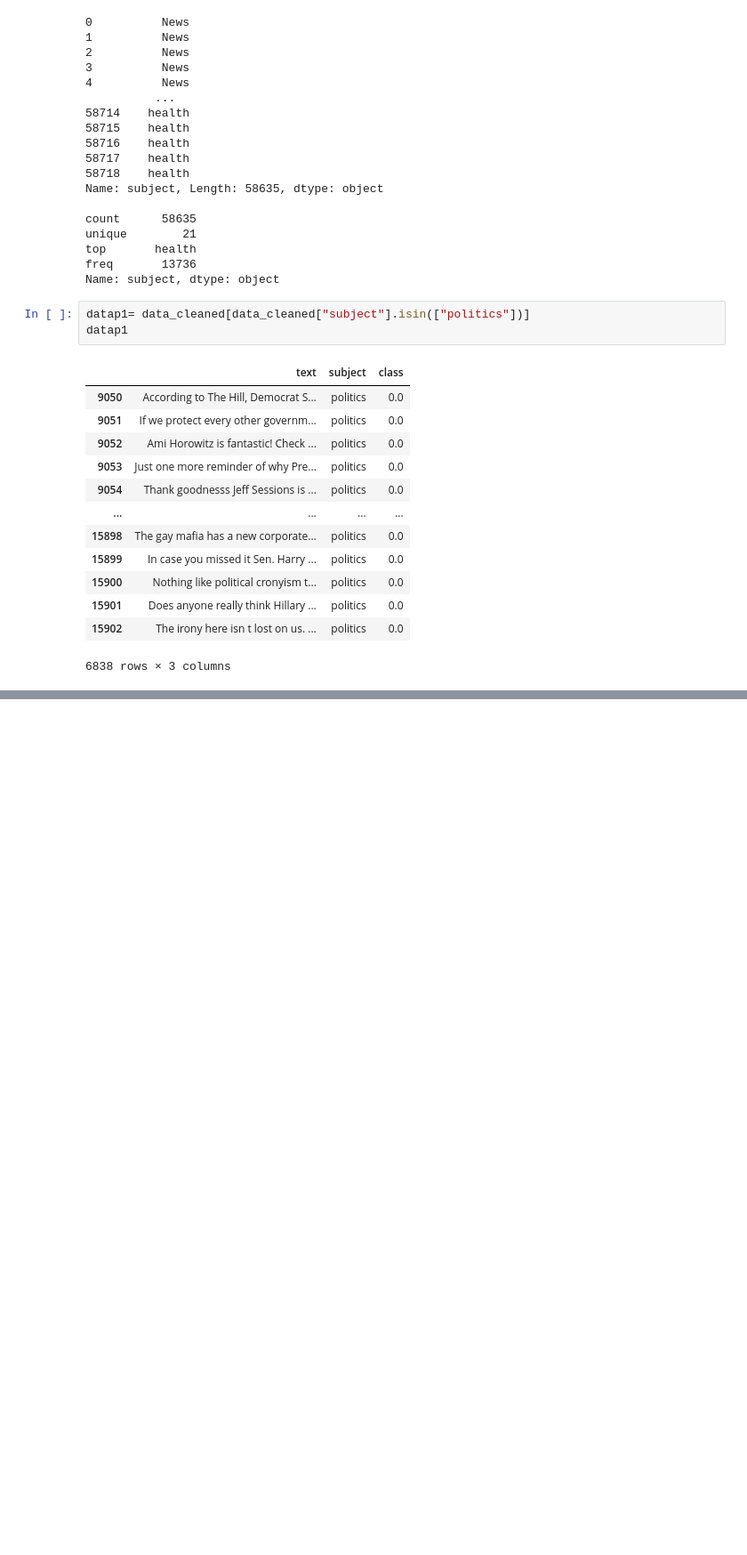
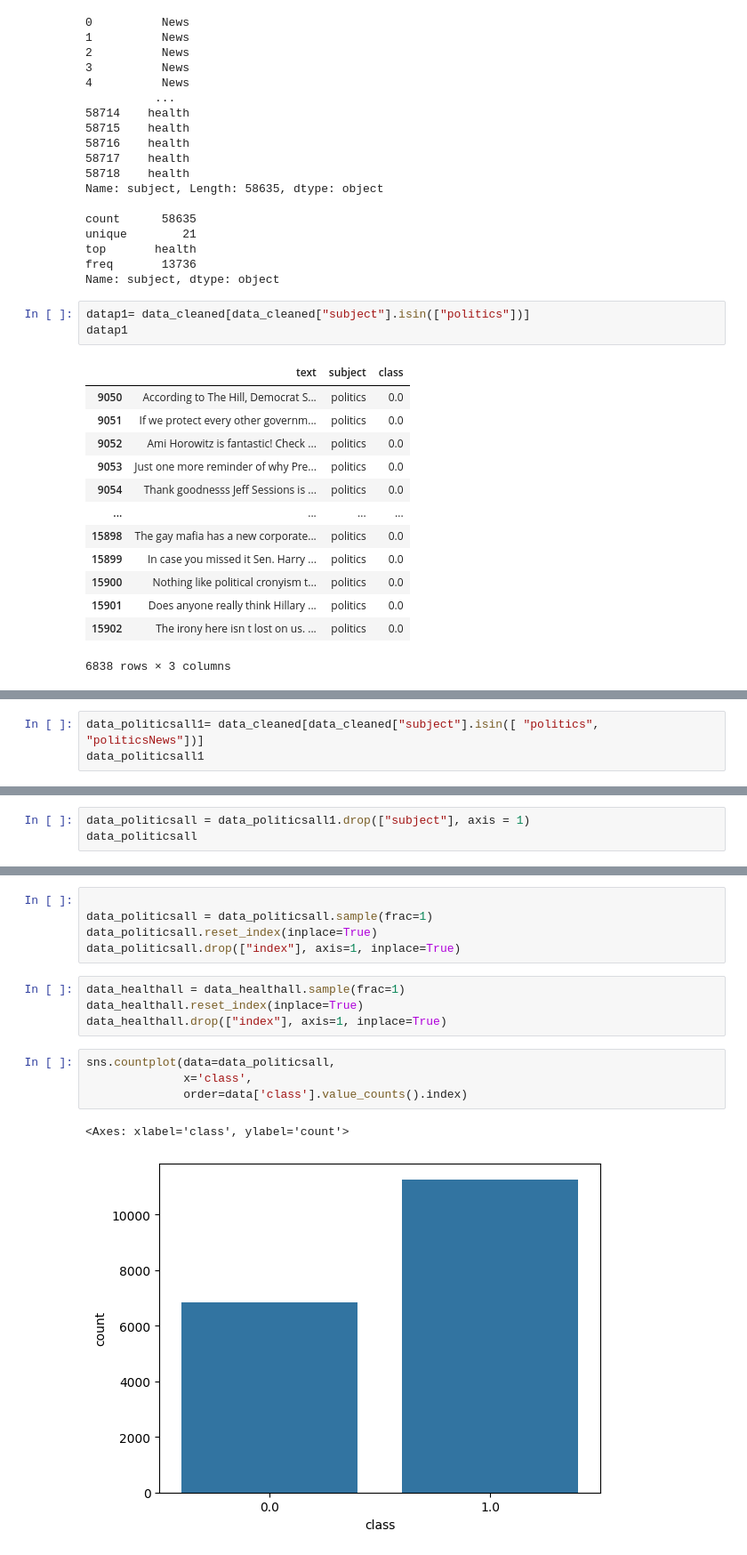
Before and after one commit to risav-pyakurel/8th-Sem-Project, a Jupyter notebook: ML-model/news-detection.ipynb, the cells around one changed output, grey strips where cells are left out. Shown at 89% size. Cells and saved outputs as stored; diff of their text form; blank space fills up the shorter version.

```diff
--- a/ML-model/news-detection.ipynb
+++ b/ML-model/news-detection.ipynb
@@ -102,0 +120,3 @@ datap1
+# %%
+data_politicsall1= data_cleaned[data_cleaned["subject"].isin([ "politics", "politicsNews"])]
+data_politicsall1
@@ -102,0 +154,3 @@ datap1
+# %%
+data_politicsall = data_politicsall1.drop(["subject"], axis = 1)
+data_politicsall
@@ -102,0 +190,16 @@ datap1
+# %%
+
+data_politicsall = data_politicsall.sample(frac=1)
+data_politicsall.reset_index(inplace=True)
+data_politicsall.drop(["index"], axis=1, inplace=True)
+# %%
+data_healthall = data_healthall.sample(frac=1)
+data_healthall.reset_index(inplace=True)
+data_healthall.drop(["index"], axis=1, inplace=True)
+# %%
+sns.countplot(data=data_politicsall,
+              x='class',
+              order=data['class'].value_counts().index)
+# %% [output]
+<Axes: xlabel='class', ylabel='count'>
+[figure, added]
```
Also changed, not shown: parts of 26 cells of this notebook, 2 other files.
